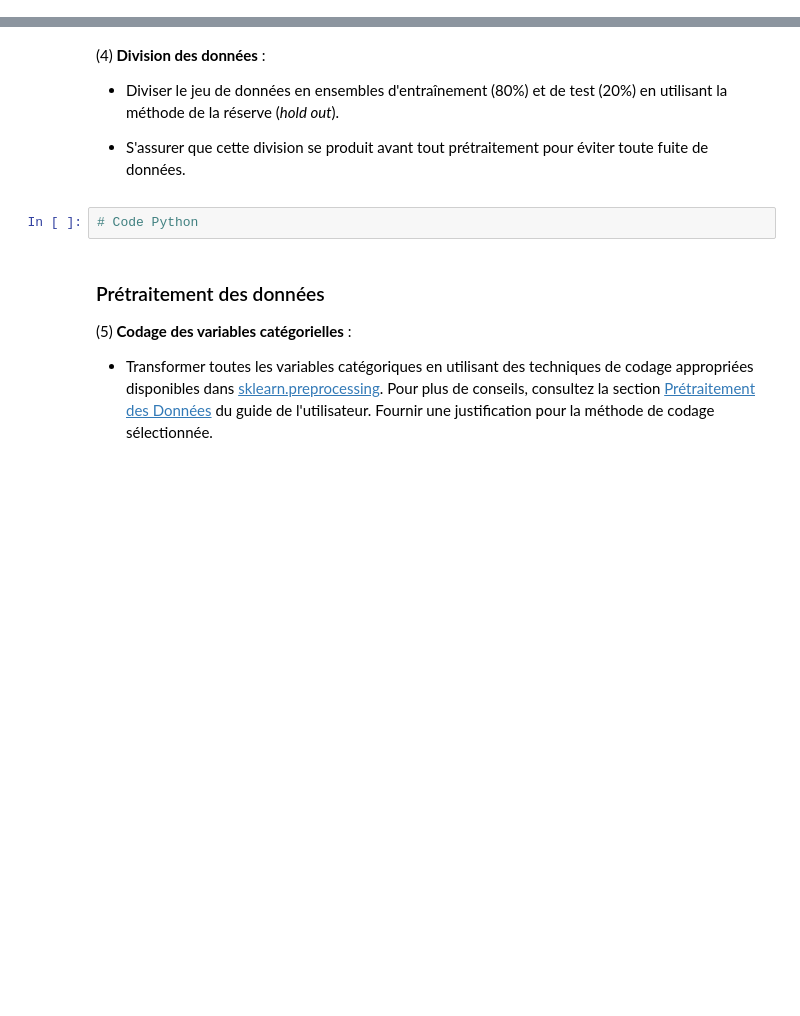
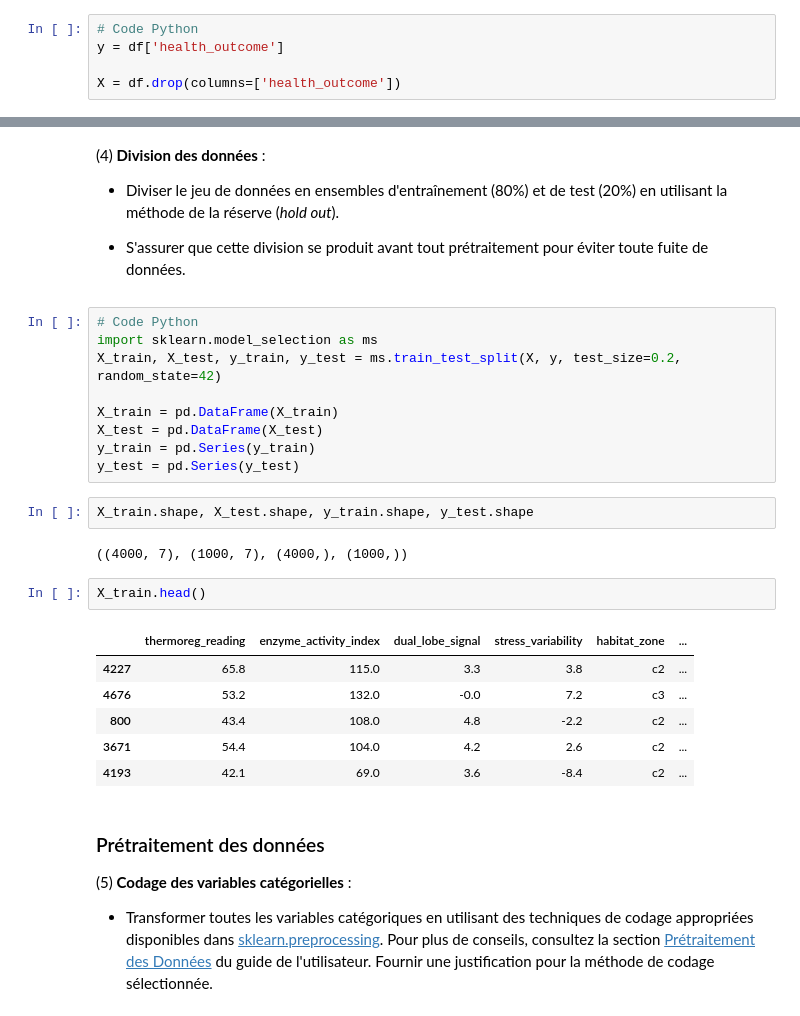
Before and after one commit to eapata8/Machine-Learning, a Jupyter notebook: alien_pets/csi4506-a25_d2.ipynb, the cells around one changed output, grey strips where cells are left out. Saved outputs shown, nothing was run; the diff lists cells and outputs as text; blank space fills up the shorter version.

Commit message:
data scrapping and splitting

```diff
--- a/alien_pets/csi4506-a25_d2.ipynb
+++ b/alien_pets/csi4506-a25_d2.ipynb
@@ -60,0 +115,5 @@ df.head()
+# %%
+# Code Python
+y = df['health_outcome']
+
+X = df.drop(columns=['health_outcome'])
@@ -64,8 +145,28 @@ df.head()
 - Diviser le jeu de données en ensembles d'entraînement (80%) et de test (20%) en utilisant la méthode de la réserve (*hold out*).
 
 - S'assurer que cette division se produit avant tout prétraitement pour éviter toute fuite de données.
-# %%
-# Code Python
+# %%
+# Code Python
+import sklearn.model_selection as ms
+X_train, X_test, y_train, y_test = ms.train_test_split(X, y, test_size=0.2, random_state=42)
+
+X_train = pd.DataFrame(X_train)
+X_test = pd.DataFrame(X_test)
+y_train = pd.Series(y_train)
+y_test = pd.Series(y_test)
+# %%
+X_train.shape, X_test.shape, y_train.shape, y_test.shape
+# %% [output]
+((4000, 7), (1000, 7), (4000,), (1000,))
+# %%
+X_train.head()
+# %% [output]
+|  | thermoreg_reading | enzyme_activity_index | dual_lobe_signal | stress_variability | habitat_zone | ... |
+| 4227 | 65.8 | 115.0 | 3.3 | 3.8 | c2 | ... |
+| 4676 | 53.2 | 132.0 | -0.0 | 7.2 | c3 | ... |
+| 800 | 43.4 | 108.0 | 4.8 | -2.2 | c2 | ... |
+| 3671 | 54.4 | 104.0 | 4.2 | 2.6 | c2 | ... |
+| 4193 | 42.1 | 69.0 | 3.6 | -8.4 | c2 | ... |
 # %% [markdown]
 ### Prétraitement des données
 
```
Also changed, not shown: parts of 11 cells of this notebook.
